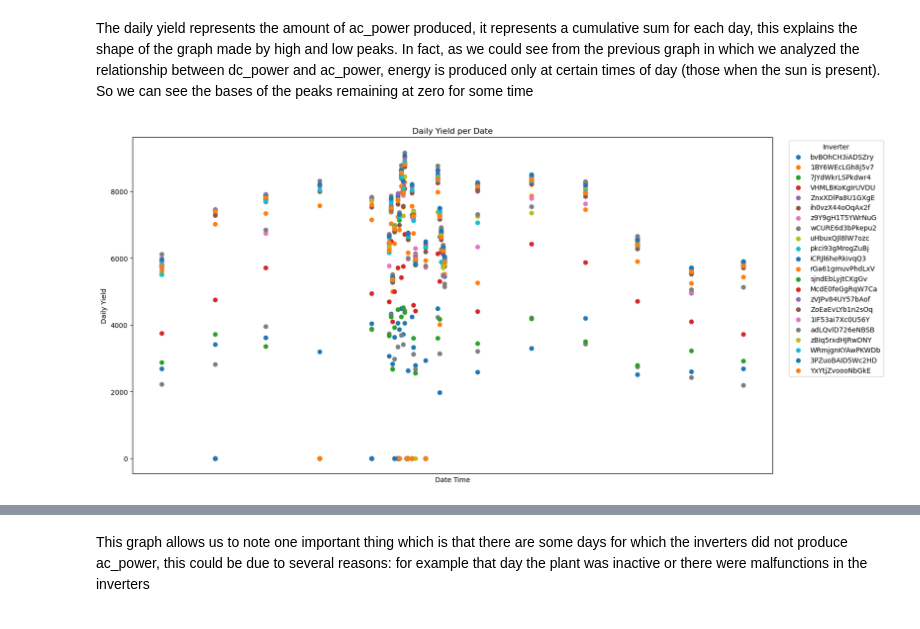
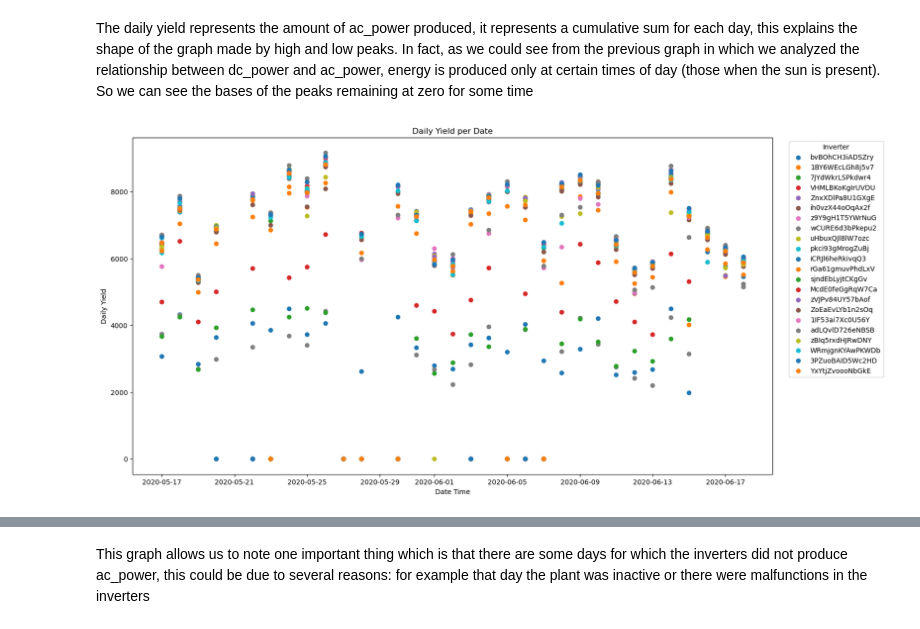
Before and after one commit to Christian-Braga/energy_forecast_ML, a Jupyter notebook: Chris_test_py.ipynb, the cells around one changed output, grey strips where cells are left out. Saved outputs shown, nothing was run; the diff lists cells and outputs as text; code cells hidden in the pictures.

```diff
--- a/Chris_test_py.ipynb
+++ b/Chris_test_py.ipynb
@@ -127,6 +128,8 @@ p1_gen_df.columns
 Index(['date_time', 'plant_id', 'source_key', 'dc_power', 'ac_power',
        'daily_yield', 'total_yield'],
       dtype='object')
+# %%
+p1_gen_df['date_time'] = pd.to_datetime(p1_gen_df['date_time'],format='%d-%m-%Y %H:%M')
 # %% [markdown]
 <h3>Feature Analysis</h3>
 # %%
@@ -333,22 +340,23 @@ plt.show()
 The daily yield represents the amount of ac_power produced, it represents a cumulative sum for each day, this explains the shape of the graph made by high and low peaks. In fact, as we could see from the previous graph in which we analyzed the relationship between dc_power and ac_power, energy is produced only at certain times of day (those when the sun is present). So we can see the bases of the peaks remaining at zero for some time
 # %%
 #plotting the daily yield for each inverter in each day
+import matplotlib.dates as mdates
 plt.figure(figsize=(17,9))
 
 for i in p1_invertes:
     daily_yield = p1_gen_df[p1_gen_df['date_time'].dt.time == pd.to_datetime('23:45:00').time()]
     invert_dy = daily_yield[daily_yield['source_key'] == i]
     daily_sum = invert_dy.groupby('date_time')['daily_yield'].sum()
     plt.scatter(daily_sum.index, daily_sum.values, label=i)
 
-ax = plt.gca()
-ax.xaxis.set_major_locator(mdates.AutoDateLocator())
-ax.xaxis.set_major_formatter(mdates.DateFormatter('%Y-%m-%d'))
+#ax = plt.gca()
+#ax.xaxis.set_major_locator(mdates.AutoDateLocator())
+#ax.xaxis.set_major_formatter(mdates.DateFormatter('%Y-%m-%d'))
 ax.tick_params(axis='x', which='both', bottom=False, top=False, labelbottom=False)
 plt.title('Daily Yield per Date')
 plt.xlabel('Date Time')
 plt.ylabel('Daily Yield')
 plt.legend(title='Inverter', bbox_to_anchor=(1.02, 1), loc='upper left')
 plt.show()
 # %% [output]
-[figure, old version]
+[figure, new version]
```
Also changed, not shown: parts of 7 cells of this notebook.
